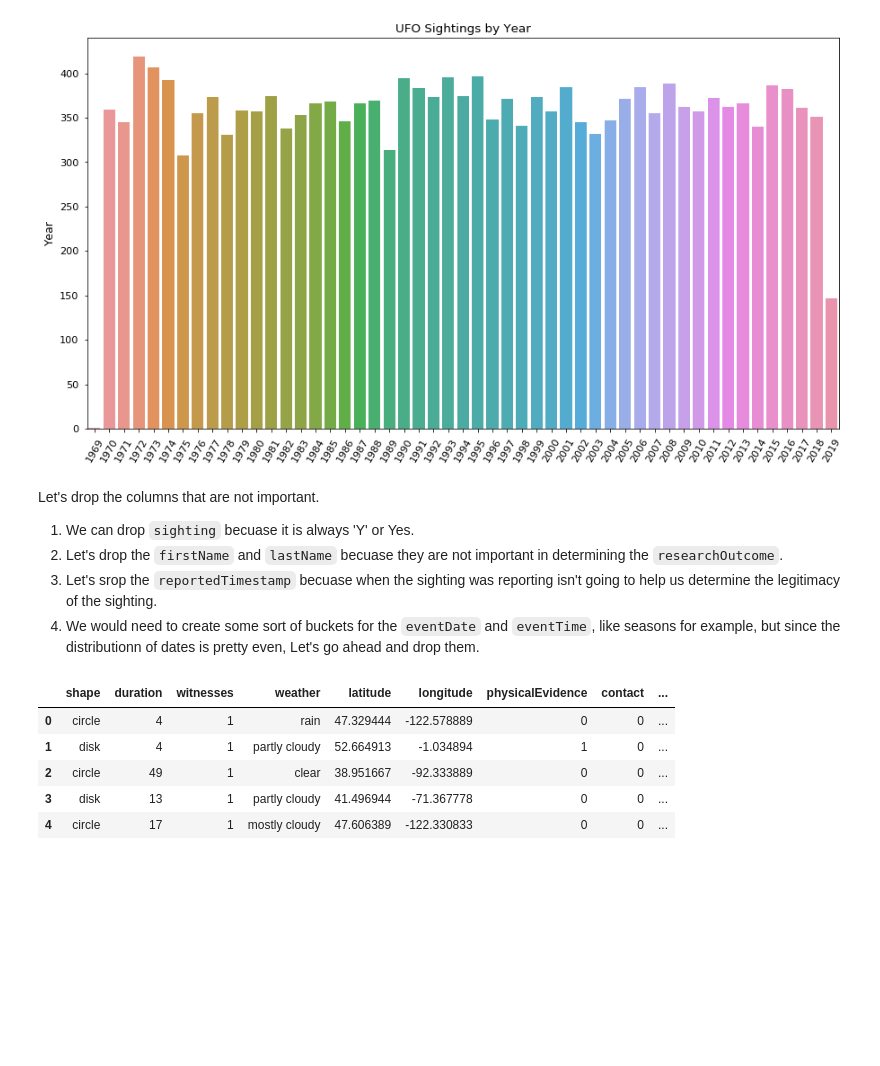
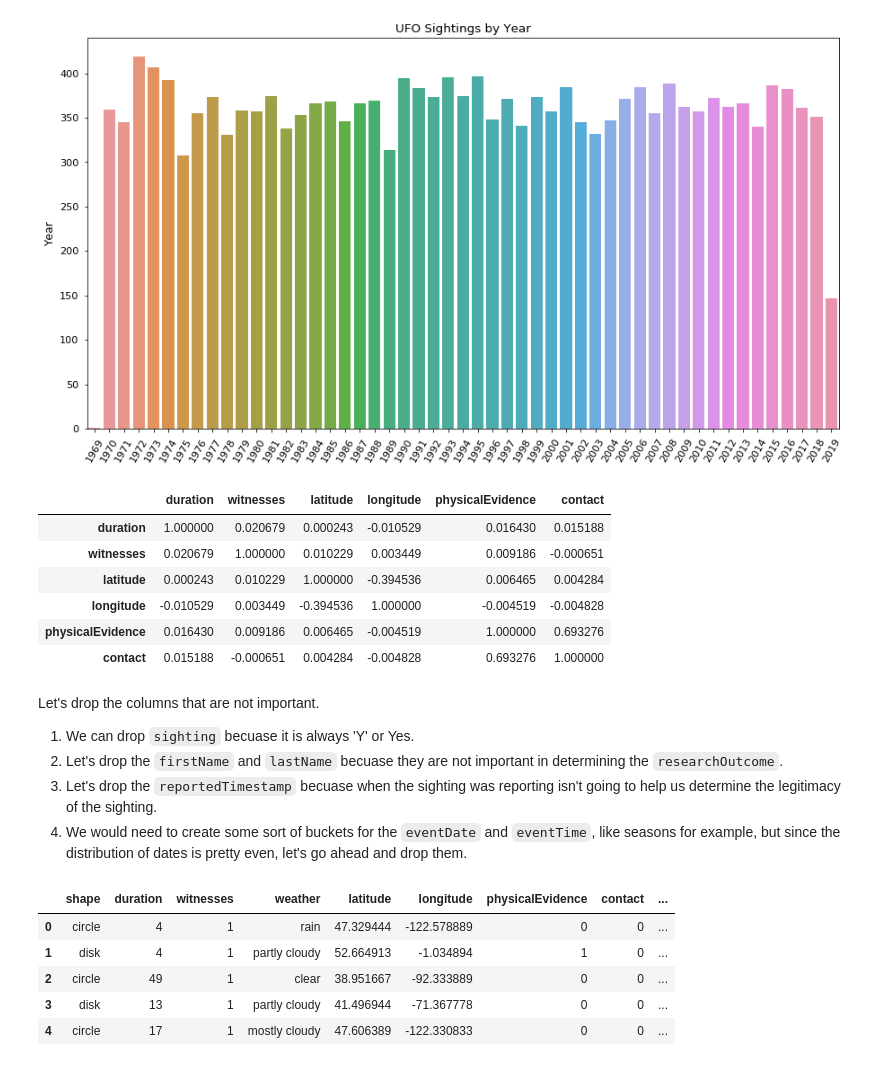
Before and after one commit to ACloudGuru-Resources/Course_AWS_Certified_Machine_Learning, a Jupyter notebook: Chapter7/ufo-algorithms-lab.ipynb, the cells around one changed output. Cells and saved outputs as stored; diff of their text form; code cells hidden in the pictures; blank space fills up the shorter version.

```diff
--- a/Chapter7/ufo-algorithms-lab.ipynb
+++ b/Chapter7/ufo-algorithms-lab.ipynb
@@ -204,12 +203,22 @@ plt.ylabel('Year')
 years_plot = sns.barplot(x=years_index[:60],y=years_values[:60])
 # %% [output]
 [figure]
+# %%
+df.corr()
+# %% [output]
+|  | duration | witnesses | latitude | longitude | physicalEvidence | contact |
+| duration | 1.000000 | 0.020679 | 0.000243 | -0.010529 | 0.016430 | 0.015188 |
+| witnesses | 0.020679 | 1.000000 | 0.010229 | 0.003449 | 0.009186 | -0.000651 |
+| latitude | 0.000243 | 0.010229 | 1.000000 | -0.394536 | 0.006465 | 0.004284 |
+| longitude | -0.010529 | 0.003449 | -0.394536 | 1.000000 | -0.004519 | -0.004828 |
+| physicalEvidence | 0.016430 | 0.009186 | 0.006465 | -0.004519 | 1.000000 | 0.693276 |
+| contact | 0.015188 | -0.000651 | 0.004284 | -0.004828 | 0.693276 | 1.000000 |
 # %% [markdown]
 Let's drop the columns that are not important.
 1. We can drop `sighting` becuase it is always 'Y' or Yes.
 1. Let's drop the `firstName` and `lastName` becuase they are not important in determining the `researchOutcome`.
-1. Let's srop the `reportedTimestamp` becuase when the sighting was reporting isn't going to help us determine the legitimacy of the sighting.
-1. We would need to create some sort of buckets for the `eventDate` and `eventTime`, like seasons for example, but since the distributionn of dates is pretty even, Let's go ahead and drop them.
+1. Let's drop the `reportedTimestamp` becuase when the sighting was reporting isn't going to help us determine the legitimacy of the sighting.
+1. We would need to create some sort of buckets for the `eventDate` and `eventTime`, like seasons for example, but since the distribution of dates is pretty even, let's go ahead and drop them.
 # %%
 df.drop(columns=['firstName', 'lastName', 'sighting', 'reportedTimestamp', 'eventDate', 'eventTime'], inplace=True)
 # %%
```
Also changed, not shown: parts of 12 cells of this notebook.
